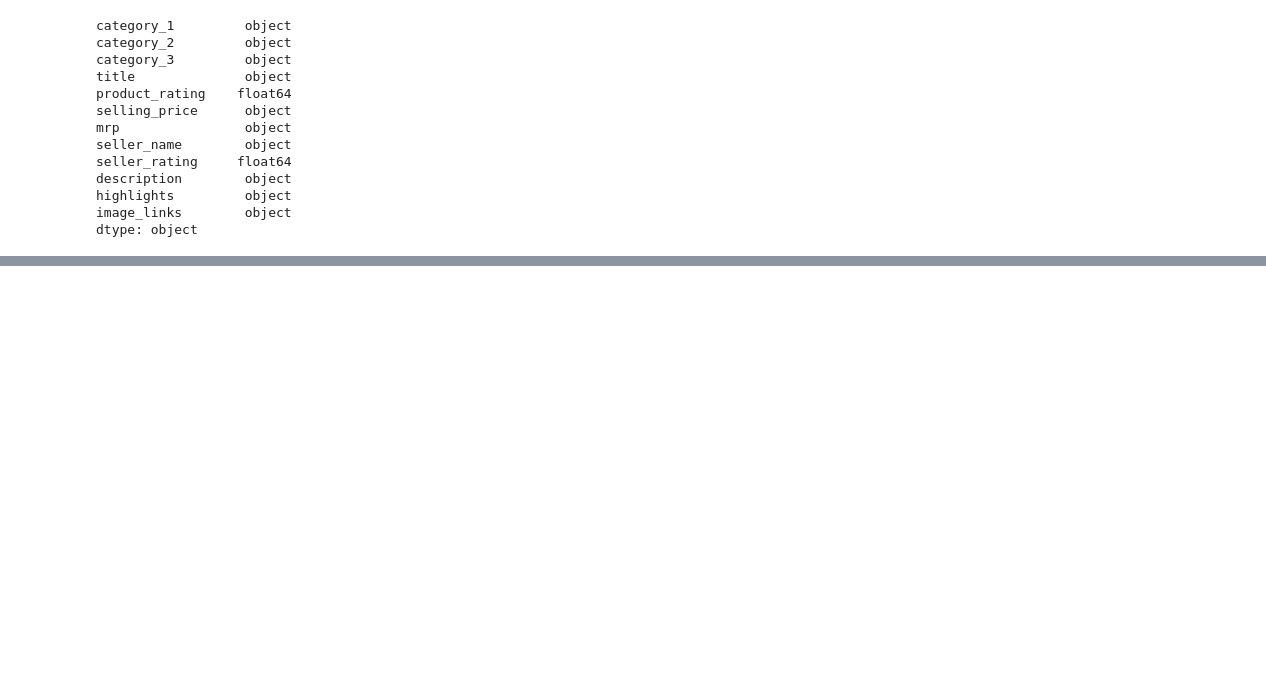
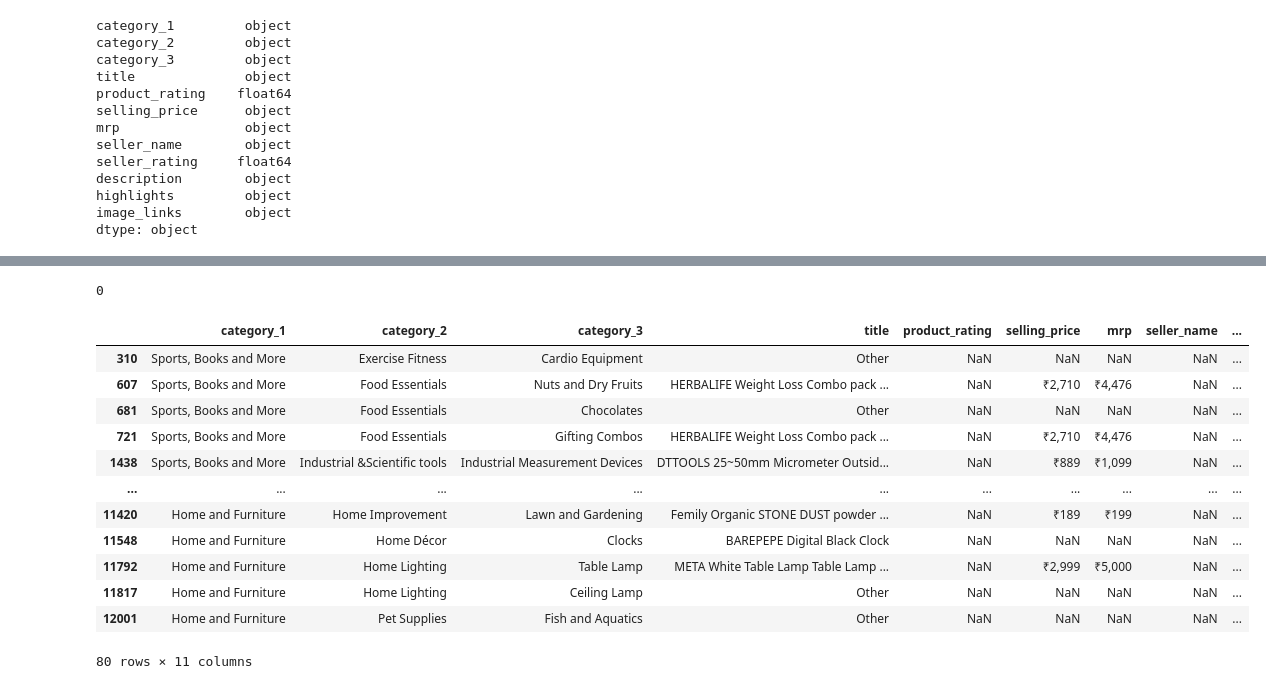
Before and after one commit to franchiseBoyz/Ecommerce-Recommender-System, a Jupyter notebook: notebook.ipynb, the cells around one changed output, grey strips where cells are left out. Cells and saved outputs as stored; diff of their text form; code cells hidden in the pictures; blank space fills up the shorter version.

```diff
--- a/notebook.ipynb
+++ b/notebook.ipynb
@@ -46,0 +163,21 @@ dtype: object
+# %%
+df.title.isnull().sum()
+# %% [output]
+0
+# %%
+# Checking the Product Rating column
+df[df['product_rating'].isnull()]
+# %% [output]
+|  | category_1 | category_2 | category_3 | title | product_rating | selling_price | mrp | seller_name | ... |
+| 310 | Sports, Books and More | Exercise Fitness | Cardio Equipment | Other | NaN | NaN | NaN | NaN | ... |
+| 607 | Sports, Books and More | Food Essentials | Nuts and Dry Fruits | HERBALIFE Weight Loss Combo pack ... | NaN | ₹2,710 | ₹4,476 | NaN | ... |
+| 681 | Sports, Books and More | Food Essentials | Chocolates | Other | NaN | NaN | NaN | NaN | ... |
+| 721 | Sports, Books and More | Food Essentials | Gifting Combos | HERBALIFE Weight Loss Combo pack ... | NaN | ₹2,710 | ₹4,476 | NaN | ... |
+| 1438 | Sports, Books and More | Industrial &Scientific tools | Industrial Measurement Devices | DTTOOLS 25~50mm Micrometer Outsid... | NaN | ₹889 | ₹1,099 | NaN | ... |
+| ... | ... | ... | ... | ... | ... | ... | ... | ... | ... |
+| 11420 | Home and Furniture | Home Improvement | Lawn and Gardening | Femily Organic STONE DUST powder ... | NaN | ₹189 | ₹199 | NaN | ... |
+| 11548 | Home and Furniture | Home Décor | Clocks | BAREPEPE Digital Black Clock | NaN | NaN | NaN | NaN | ... |
+| 11792 | Home and Furniture | Home Lighting | Table Lamp | META White Table Lamp Table Lamp ... | NaN | ₹2,999 | ₹5,000 | NaN | ... |
+| 11817 | Home and Furniture | Home Lighting | Ceiling Lamp | Other | NaN | NaN | NaN | NaN | ... |
+| 12001 | Home and Furniture | Pet Supplies | Fish and Aquatics | Other | NaN | NaN | NaN | NaN | ... |
+80 rows × 11 columns
```
Also changed, not shown: parts of 10 cells of this notebook.
